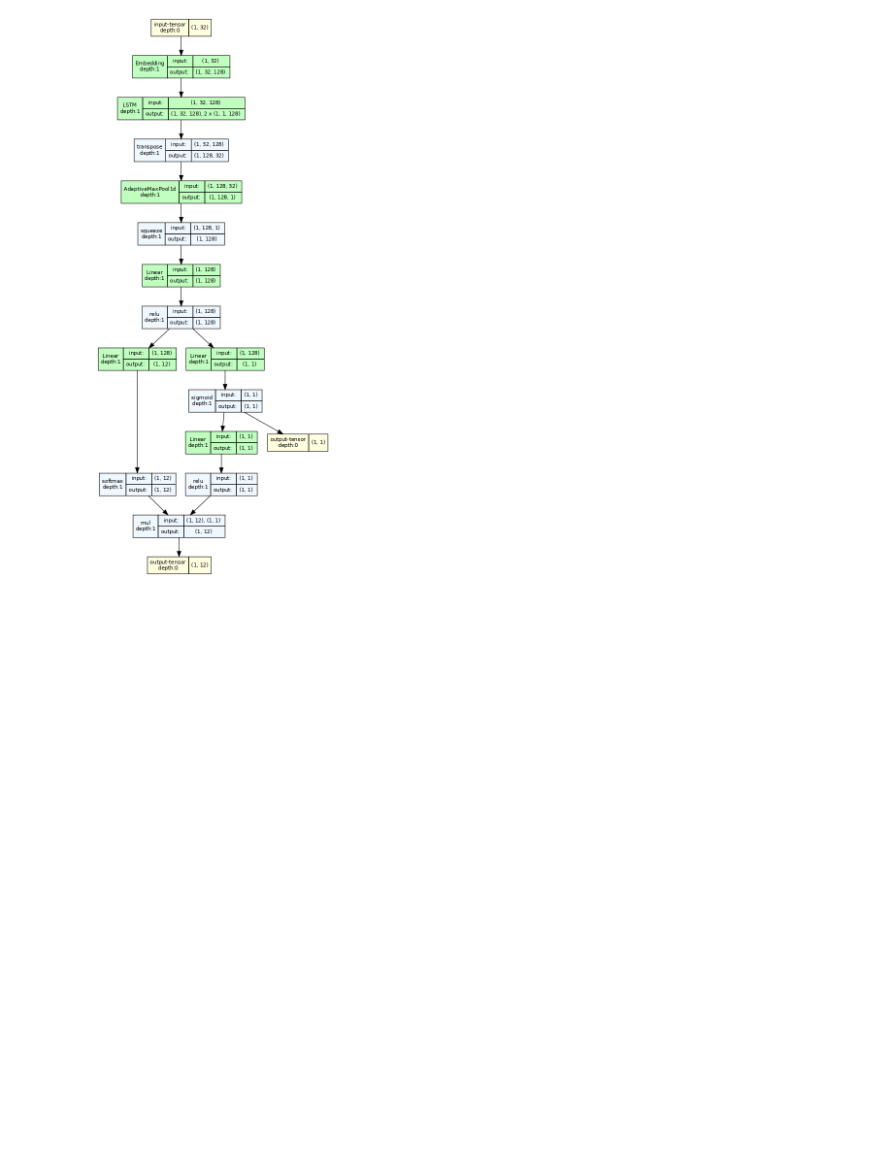
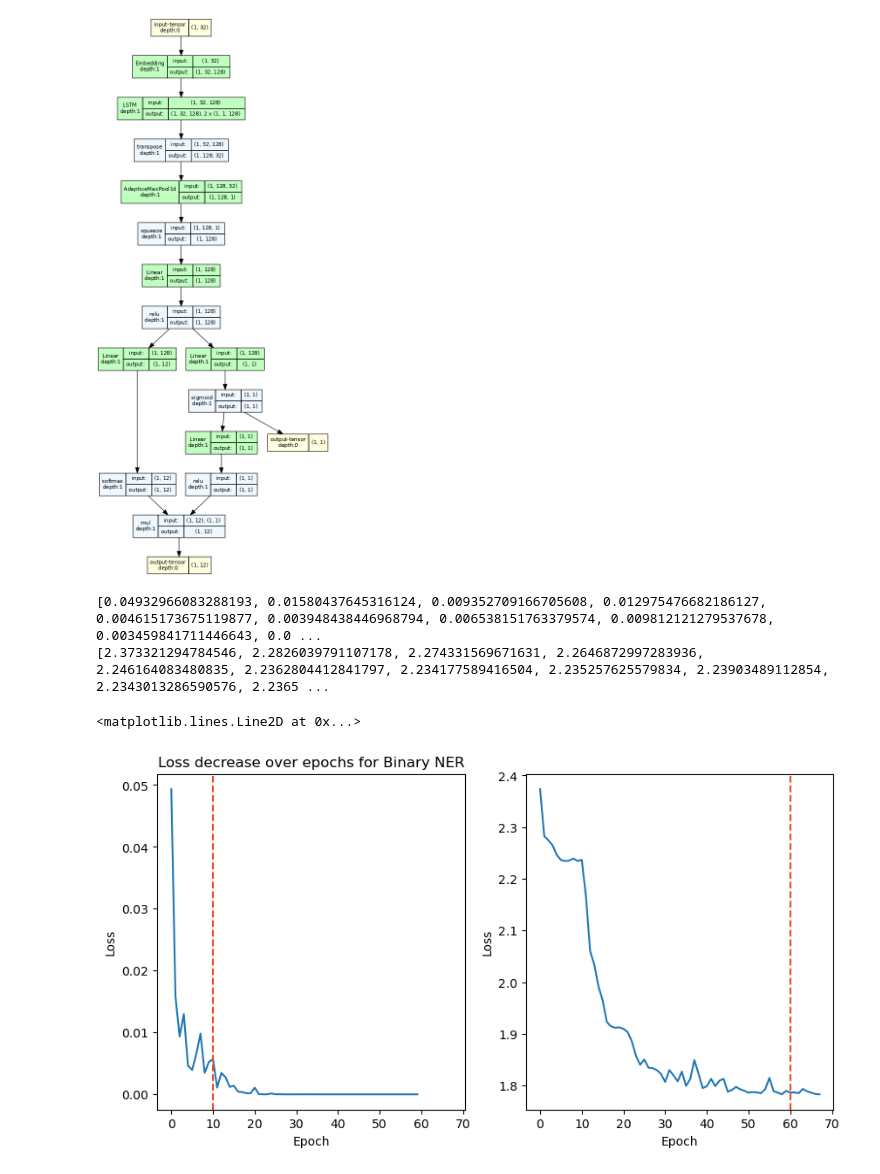
Before and after one commit to Hetling/NLP-second-year-project, a Jupyter notebook: visualize_net.ipynb, the cells around one changed output. Cells and saved outputs as stored; diff of their text form; code cells hidden in the pictures; blank space fills up the shorter version.

```diff
--- a/visualize_net.ipynb
+++ b/visualize_net.ipynb
@@ -15,3 +15,42 @@ model_graph = draw_graph(model, input_data=x, device='meta')
 model_graph.visual_graph
 # %% [output]
 [figure]
+# %%
+# Loss decrease over epochs visualized
+
+import matplotlib.pyplot as plt
+import numpy as np
+import pandas as pd
+
+with open('loss_approach_1_model_1.txt') as f:
+    loss_1 = f.readlines()
+    loss_1 = [line.strip() for line in loss_1]
+    loss_1 = [float(line) for line in loss_1]
+
+with open('loss_approach_1_model_2.txt') as f:
+    lines = f.readlines()
+    lines = [line.strip() for line in lines]
+    lines = [float(line) for line in lines]
+
+print(loss_1)
+print(lines)
+# %% [output]
+[0.04932966083288193, 0.01580437645316124, 0.009352709166705608, 0.012975476682186127, 0.004615173675119877, 0.003948438446968794, 0.006538151763379574, 0.009812121279537678, 0.003459841711446643, 0.0 ...
+[2.373321294784546, 2.2826039791107178, 2.274331569671631, 2.2646872997283936, 2.246164083480835, 2.2362804412841797, 2.234177589416504, 2.235257625579834, 2.23903489112854, 2.2343013286590576, 2.2365 ...
+# %%
+#make vertical subplots
+fig, axs = plt.subplots(1, 2, sharex=True, figsize=(10, 5))
+axs[0].plot(loss_1, label='Approach 1 Model 1')
+axs[0].set_title('Loss decrease over epochs for Binary NER')
+axs[0].set_ylabel('Loss')
+axs[0].set_xlabel('Epoch')
+axs[0].axvline(x=10, color='#EE4B2B', linestyle='--', label='Epoch 10')
+
+axs[1].plot(lines, label='Approach 1 Model 2')
+axs[0].set_title('Loss decrease over epochs for Multiclass NER')
+axs[1].set_xlabel('Epoch')
+axs[1].set_ylabel('Loss')
+axs[1].axvline(x=60, color='#EE4B2B', linestyle='--', label='Epoch 10')
+# %% [output]
+<matplotlib.lines.Line2D at 0x...>
+[figure, added]
```
Also changed, not shown: 2 other files.
